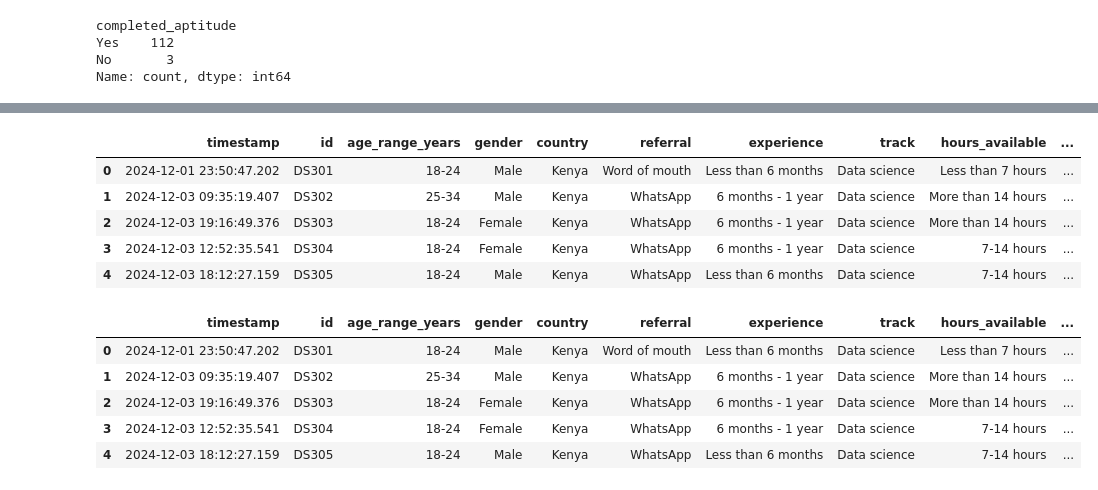
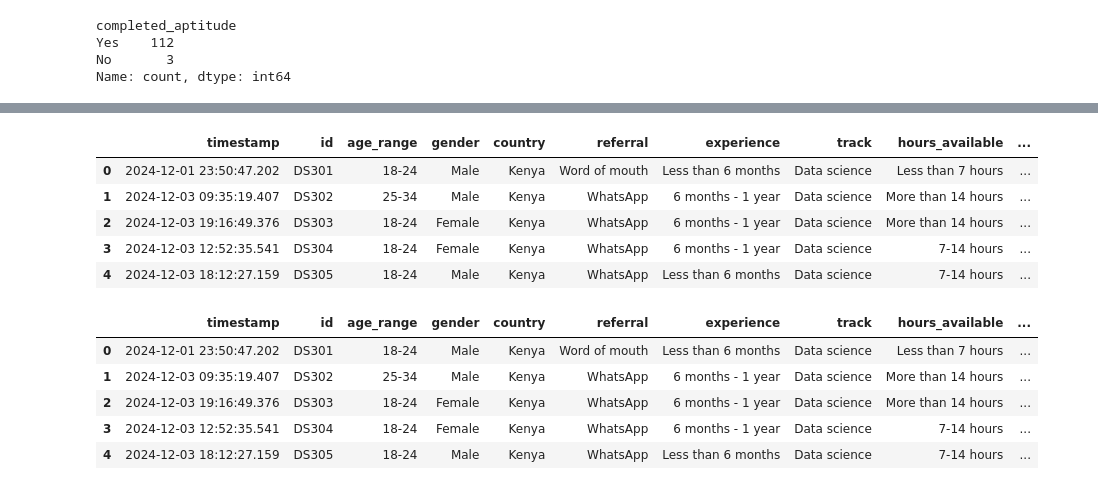
Before and after one commit to xuzmocode4-325/katlego-engineering-c4-project, a Jupyter notebook: notebooks/pipeline.ipynb, the cells around one changed output, grey strips where cells are left out. Cells and saved outputs as stored; diff of their text form; code cells hidden in the pictures.

```diff
--- a/notebooks/pipeline.ipynb
+++ b/notebooks/pipeline.ipynb
@@ -50,3 +68,6 @@ dfa.columns == dfs.columns
 # %% [output]
 array([ True, False,  True,  True,  True,  True,  True,  True,  True,
         True,  True,  True,  True,  True,  True])
+# %%
+dfa_cols_lower = [col.lower() for col in dfa.columns]
+dfs_cols_lower = [col.lower() for col in dfs.columns]
@@ -53,5 +78,5 @@ array([ True, False,  True,  True,  True,  True,  True,  True,  True,
 # %%
-dfs.columns = dfa.columns
+dfs.columns = dfa.columns = dfa_cols_lower
 # %%
 dfsa = pd.concat([dfs, dfa], axis=0)
 # %%
@@ -87,7 +105,7 @@ Index(['Timestamp', 'ID No.', 'Age range', 'Gender', 'Country',
       dtype='object')
 # %%
 new_cols = [
-    'timestamp', 'id', 'age_range_years', 'gender', 'country', 'referral',
+    'timestamp', 'id', 'age_range', 'gender', 'country', 'referral',
     'experience', 'track', 'hours_available', 'aim', 'motivation', 'skill_level',
     'completed_aptitude', 'aptitude_score', 'graduated'
 ]
@@ -243,6 +339,6 @@ Name: count, dtype: int64
 # %%
 dfsa_cleaned = dfsa.copy()
 # %%
-dfsa_cleaned['age_range_years'] =  dfsa_cleaned['age_range_years'].apply(lambda row: row.replace('years', ''))
+dfsa_cleaned['age_range'] =  dfsa_cleaned['age_range'].apply(lambda row: row.replace('years', ''))
 dfsa_cleaned.head()
 # %% [output]
@@ -278,14 +374,14 @@ dfsa_cleaned[dfsa_cleaned['experience'] == 'Less than 6 months']
 # %%
 hours_mapping_dict = {
     "7-14 hours":  "7-14 hours",
     "more than 14 hours": "More than 14 hours",
     "less than 6 hours": "Less than 7 hours",
 }
 
-dfsa_cleaned['hours_available'] = dfsa_cleaned['hours_available'].apply(lambda row: hours_mapping_dict[row])
+dfsa_cleaned['hours_available'] = dfsa_cleaned['hours_available'].apply(lambda row: hours_mapping_dict.get(row, row))
 dfsa_cleaned.head()
 # %% [output]
-|  | timestamp | id | age_range_years | gender | country | referral | experience | track | hours_available | ... |
+|  | timestamp | id | age_range | gender | country | referral | experience | track | hours_available | ... |
 | 0 | 2024-12-01 23:50:47.202 | DS301 | 18-24 | Male | Kenya | Word of mouth | Less than 6 months | Data science | Less than 7 hours | ... |
 | 1 | 2024-12-03 09:35:19.407 | DS302 | 25-34 | Male | Kenya | WhatsApp | 6 months - 1 year | Data science | More than 14 hours | ... |
 | 2 | 2024-12-03 19:16:49.376 | DS303 | 18-24 | Female | Kenya | WhatsApp | 6 months - 1 year | Data science | More than 14 hours | ... |
@@ -295,7 +391,7 @@ dfsa_cleaned.head()
 dfsa_cleaned['motivation'] = dfsa_cleaned['motivation'].str.lower()
 dfsa_cleaned.head()
 # %% [output]
-|  | timestamp | id | age_range_years | gender | country | referral | experience | track | hours_available | ... |
+|  | timestamp | id | age_range | gender | country | referral | experience | track | hours_available | ... |
 | 0 | 2024-12-01 23:50:47.202 | DS301 | 18-24 | Male | Kenya | Word of mouth | Less than 6 months | Data science | Less than 7 hours | ... |
 | 1 | 2024-12-03 09:35:19.407 | DS302 | 25-34 | Male | Kenya | WhatsApp | 6 months - 1 year | Data science | More than 14 hours | ... |
 | 2 | 2024-12-03 19:16:49.376 | DS303 | 18-24 | Female | Kenya | WhatsApp | 6 months - 1 year | Data science | More than 14 hours | ... |
```
Also changed, not shown: parts of 53 cells of this notebook, 42 other files.
